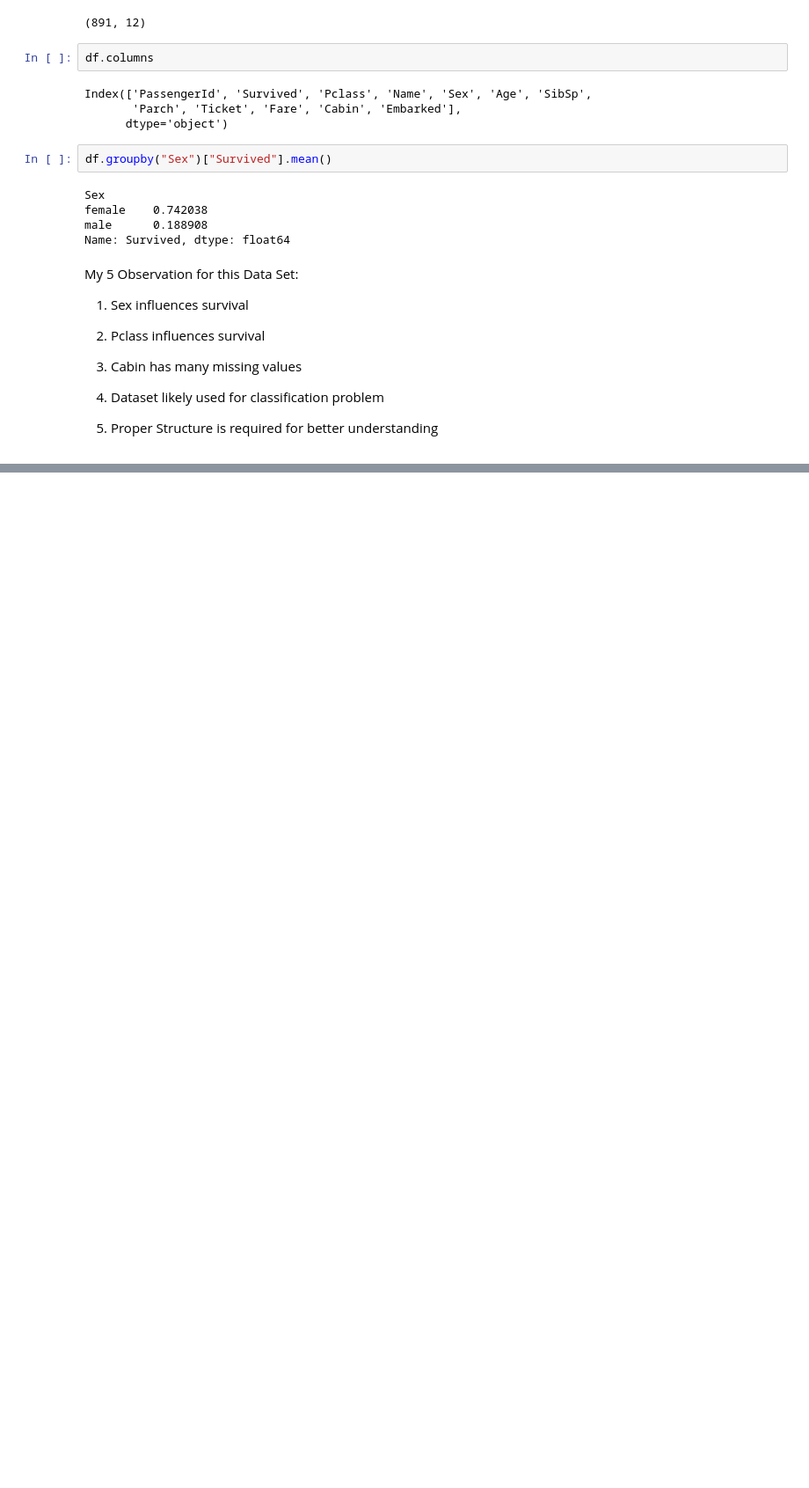
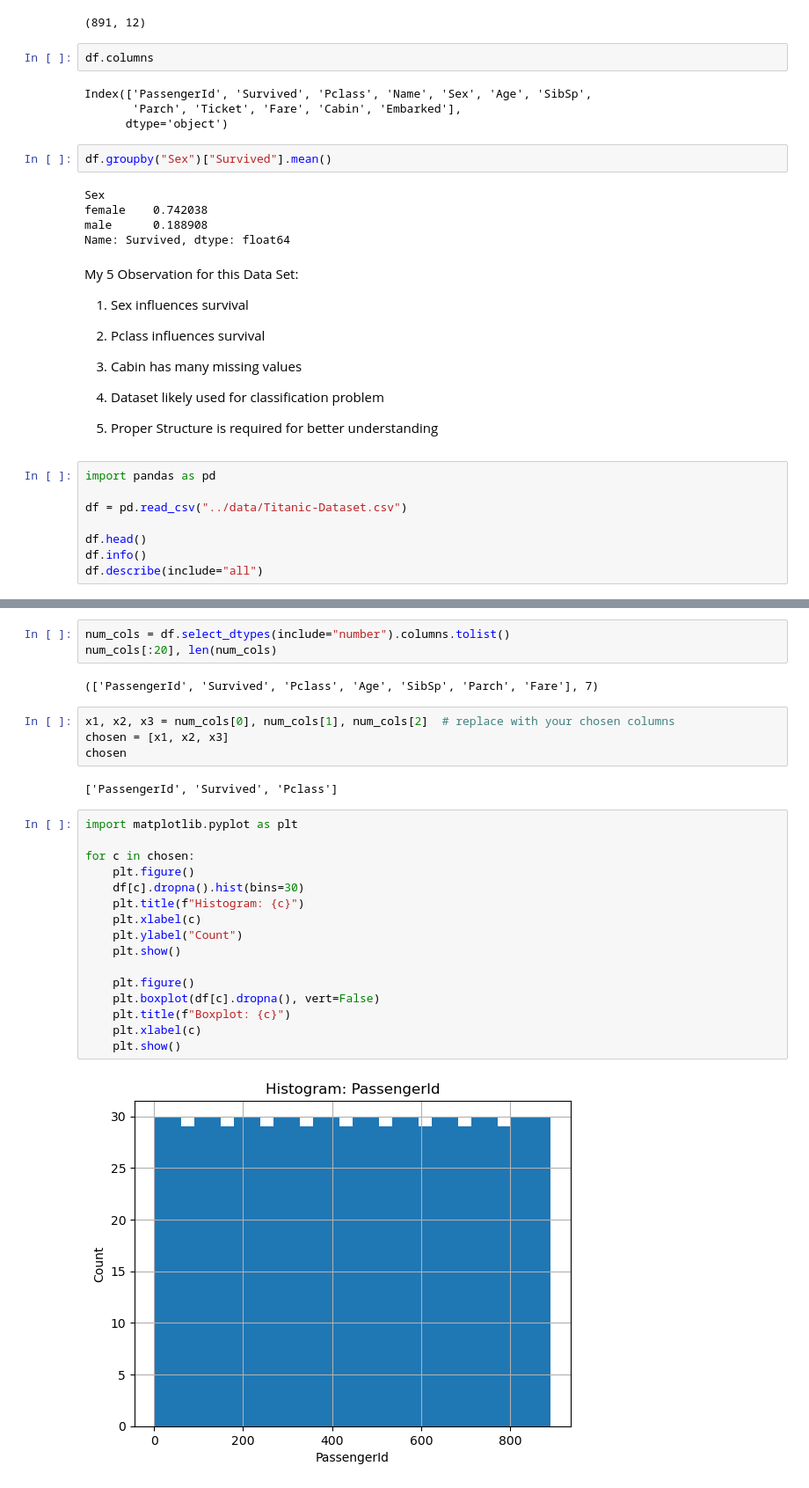
Before and after one commit to Tazrin191/killing-it-daily-practice, a Jupyter notebook: notebooks/02_pandas_basics.ipynb, the cells around one changed output, grey strips where cells are left out. Shown at 88% size. Cells and saved outputs as stored; diff of their text form; blank space fills up the shorter version.

```diff
--- a/notebooks/02_pandas_basics.ipynb
+++ b/notebooks/02_pandas_basics.ipynb
@@ -212,3 +212,11 @@ My 5 Observation for this Data Set:
 4) Dataset likely used for classification problem
 
 5) Proper Structure is required for better understanding
+# %%
+import pandas as pd
+
+df = pd.read_csv("../data/Titanic-Dataset.csv")
+
+df.head()
+df.info()
+df.describe(include="all")
@@ -214,0 +269,29 @@ My 5 Observation for this Data Set:
+# %%
+num_cols = df.select_dtypes(include="number").columns.tolist()
+num_cols[:20], len(num_cols)
+# %% [output]
+(['PassengerId', 'Survived', 'Pclass', 'Age', 'SibSp', 'Parch', 'Fare'], 7)
+# %%
+x1, x2, x3 = num_cols[0], num_cols[1], num_cols[2]  # replace with your chosen columns
+chosen = [x1, x2, x3]
+chosen
+# %% [output]
+['PassengerId', 'Survived', 'Pclass']
+# %%
+import matplotlib.pyplot as plt
+
+for c in chosen:
+    plt.figure()
+    df[c].dropna().hist(bins=30)
+    plt.title(f"Histogram: {c}")
+    plt.xlabel(c)
+    plt.ylabel("Count")
+    plt.show()
+
+    plt.figure()
+    plt.boxplot(df[c].dropna(), vert=False)
+    plt.title(f"Boxplot: {c}")
+    plt.xlabel(c)
+    plt.show()
+# %% [output]
+[figure, added]
```
Also changed, not shown: parts of 11 cells of this notebook.
